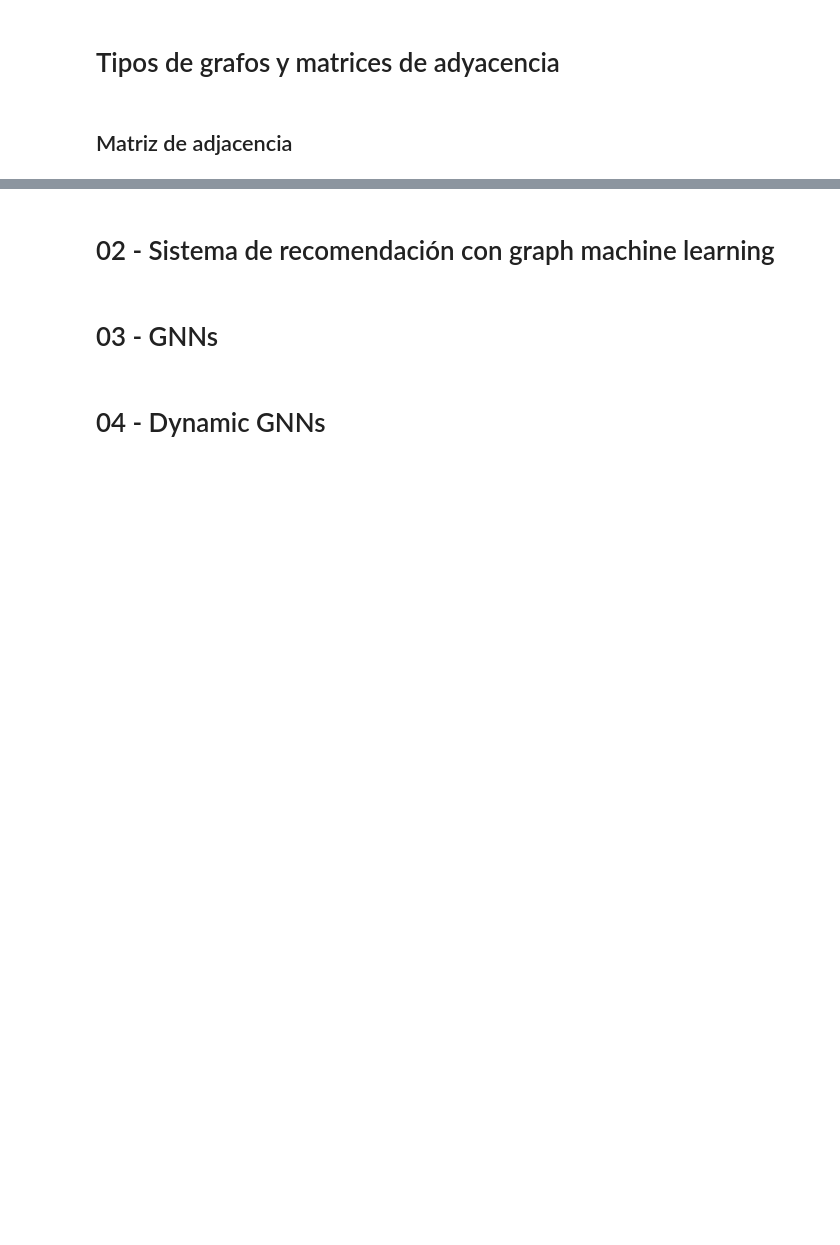
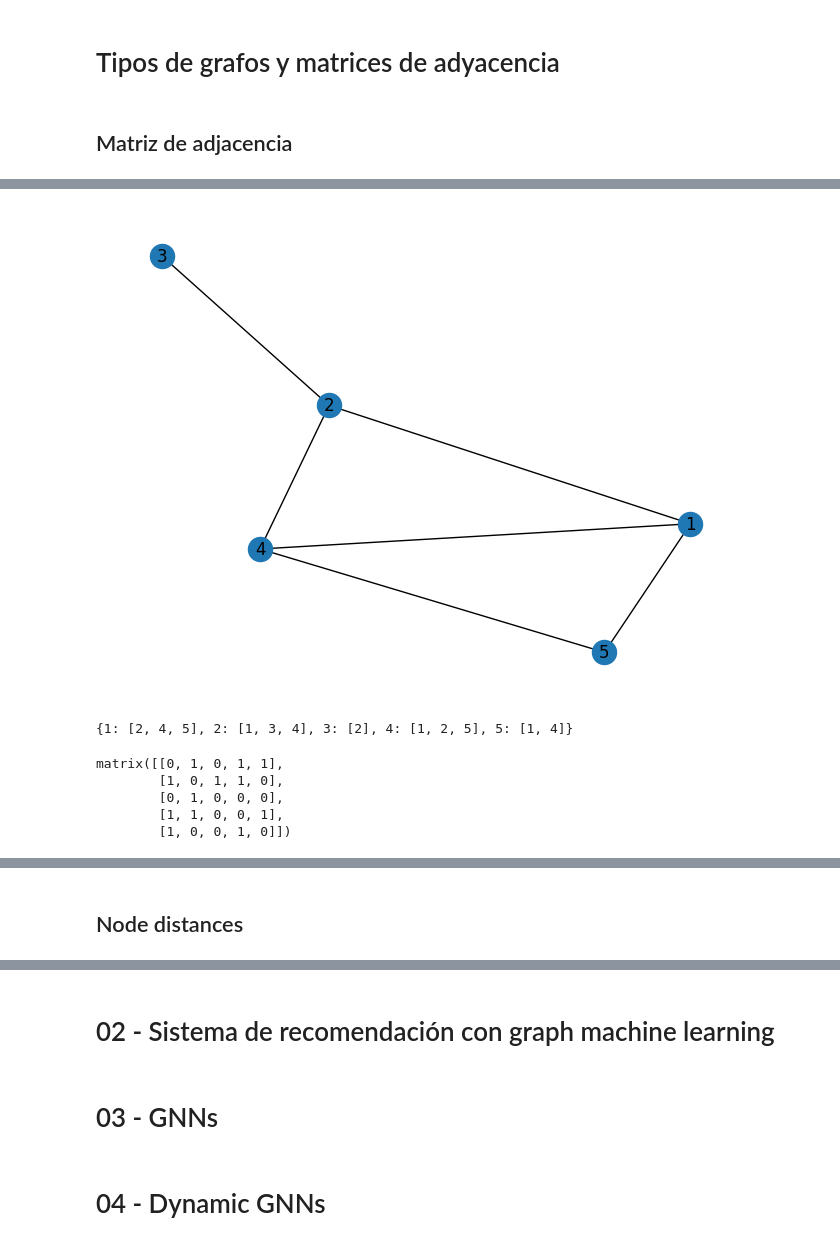
Before and after one commit to FernandoCarazoMelo/network-science, a Jupyter notebook: notebooks/01_FC_network-intro.ipynb, the cells around one changed output, grey strips where cells are left out. Drawn from its saved outputs; the diff is of its cells as text; code cells hidden in the pictures; blank space fills up the shorter version.

```diff
--- a/notebooks/01_FC_network-intro.ipynb
+++ b/notebooks/01_FC_network-intro.ipynb
@@ -80,2 +98,32 @@ NodeDataView({1: {}, 2: {}, 'a': {}, 4: {}})
+# %%
+# Creamos una instancia tipo "Grafo".
+G = nx.Graph()
+
+# Añadimos conexiones
+G.add_edges_from([(1, 2), (2,3), (1, 4), (1, 5), (4,2), (5,4)])
+
+# Dibujamos la red. Más adelante daremos más detalles sobre representación de grafos.
+nx.draw(G, with_labels=True)
+# %% [output]
+[figure, added]
+# %%
+# neighbors
+nx.to_dict_of_lists(G)
+# %% [output]
+{1: [2, 4, 5], 2: [1, 3, 4], 3: [2], 4: [1, 2, 5], 5: [1, 4]}
+# %%
+adjM = nx.adjacency_matrix(G)
+
+# Pasamos de matriz sparse a dense para poder imprimirla por pantalla
+adjM = adjM.todense()
+adjM
+# %% [output]
+matrix([[0, 1, 0, 1, 1],
+        [1, 0, 1, 1, 0],
+        [0, 1, 0, 0, 0],
+        [1, 1, 0, 0, 1],
+        [1, 0, 0, 1, 0]])
 # %% [markdown]
 ![](../docs/img/05_adjacency_matrix.jpg)
+# %% [markdown]
+## Node distances
```
Also changed, not shown: parts of 39 cells of this notebook, 4 other files.
